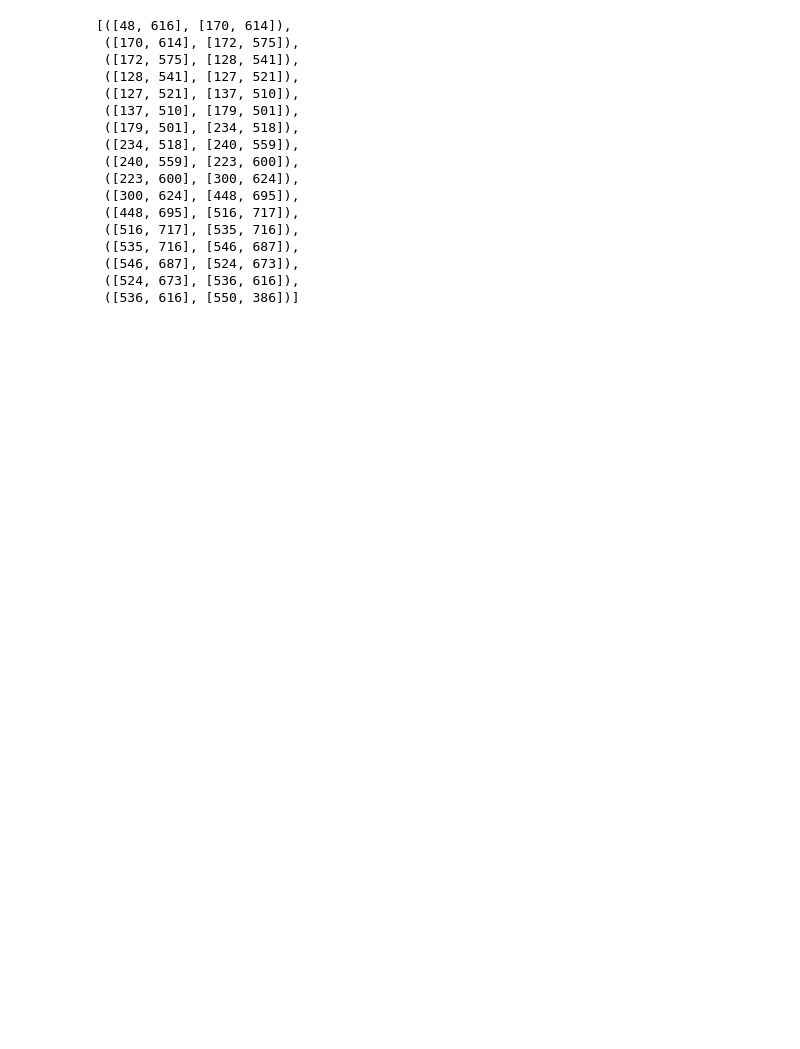
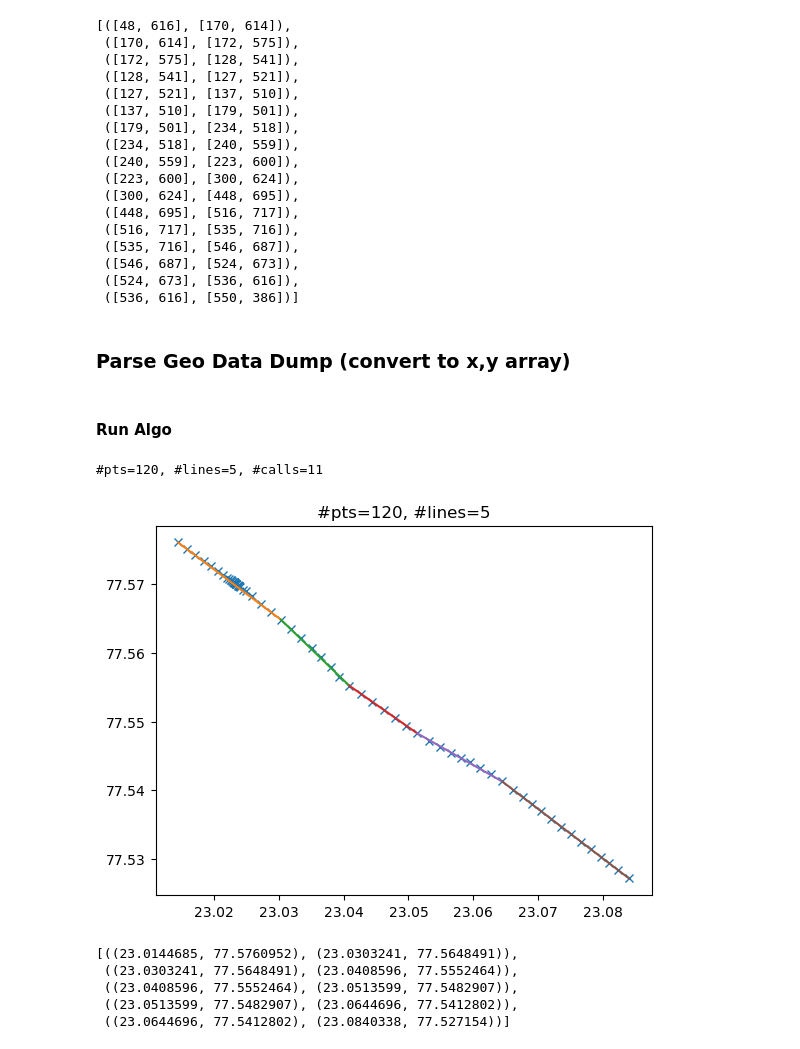
Before and after one commit to vikramMelapudi/RDP_CurveApprox, a Jupyter notebook: RDP_CurveApprox.ipynb, the cells around one changed output. Saved outputs shown, nothing was run; the diff lists cells and outputs as text; code cells hidden in the pictures; blank space fills up the shorter version.

```diff
--- a/RDP_CurveApprox.ipynb
+++ b/RDP_CurveApprox.ipynb
@@ -112,7 +118,5 @@ plotResult(pts,lines)
 # %%
-with open('test/ptsList1.csv','w') as f:
-    for pt in pts:
-        f.write('%d,%d\n'%(pt[0],pt[1]))
+writePtsAsCsv(pts,'test/ptsList1.csv')
 # %%
 lines
 # %% [output]
@@ -133,3 +137,11 @@ lines
  ([546, 687], [524, 673]),
  ([524, 673], [536, 616]),
  ([536, 616], [550, 386])]
+# %% [markdown]
+### Parse Geo Data Dump (convert to x,y array)
+# %%
+with open('test/finalGeoOutput.txt','r') as f:
+    txt = f.read()
+txt = txt.replace('lat:','"lat":').replace('lng:','"lng":')
+latlngs = json.loads(txt)
+pts = [(x['lat'], x['lng']) for x in latlngs]
@@ -135,0 +150,17 @@ lines
+# %% [markdown]
+#### Run Algo
+# %%
+lines, nCalls = RDPRecur(pts, thresh=0.0005, lines=[])
+print('#pts=%d, #lines=%d, #calls=%d'%(len(pts), len(lines), nCalls))
+plotResult(pts,lines)
+# %% [output]
+#pts=120, #lines=5, #calls=11
+[figure, added]
+# %%
+lines
+# %% [output]
+[((23.0144685, 77.5760952), (23.0303241, 77.5648491)),
+ ((23.0303241, 77.5648491), (23.0408596, 77.5552464)),
+ ((23.0408596, 77.5552464), (23.0513599, 77.5482907)),
+ ((23.0513599, 77.5482907), (23.0644696, 77.5412802)),
+ ((23.0644696, 77.5412802), (23.0840338, 77.527154))]
```
Also changed, not shown: parts of 4 cells of this notebook, 1 other file.
